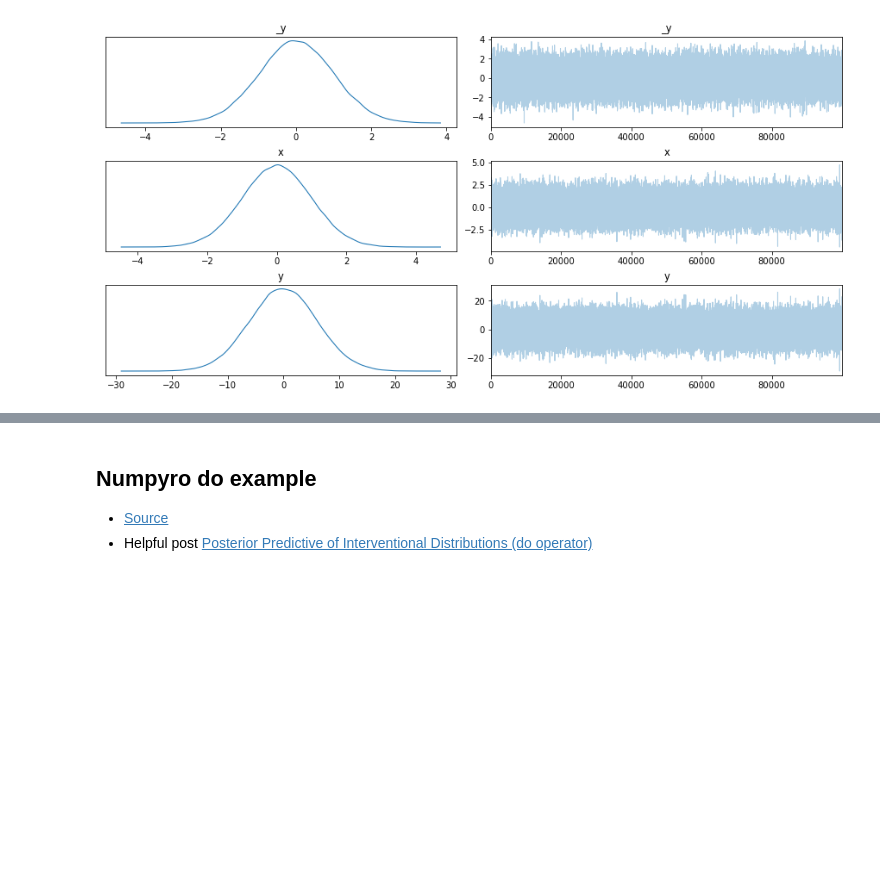
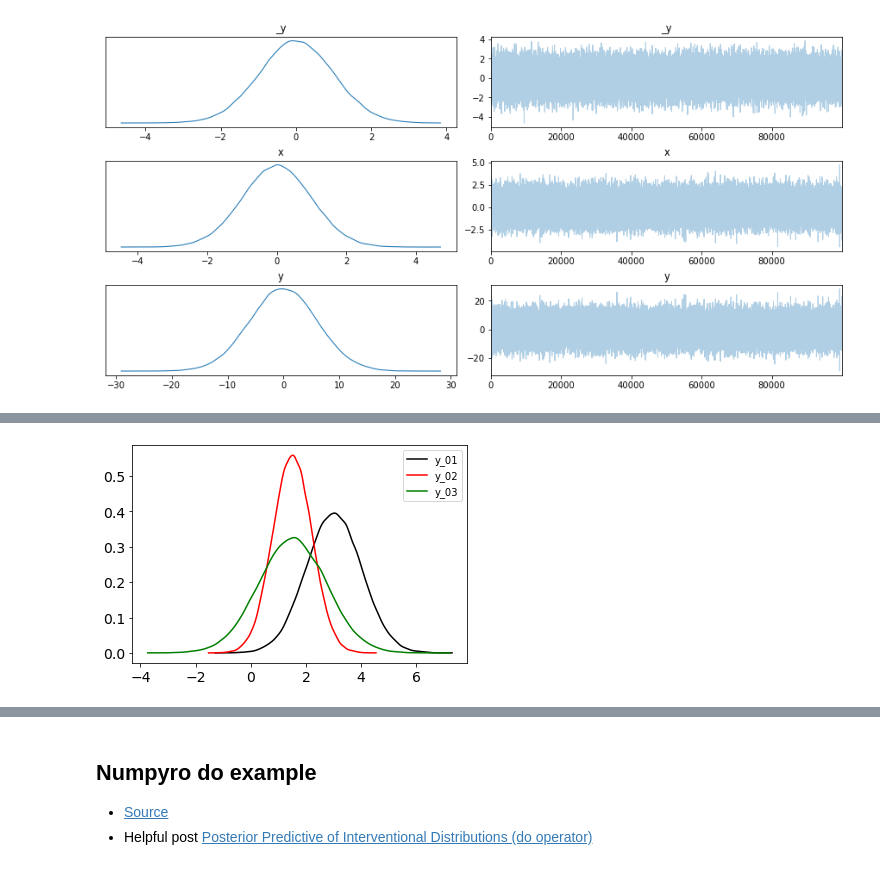
Before and after one commit to bdatko/numpyro_play, a Jupyter notebook: notebooks/Causal_Inference_Toy_Example.ipynb, the cells around one changed output, grey strips where cells are left out. Cells and saved outputs as stored; diff of their text form; code cells hidden in the pictures; blank space fills up the shorter version.

```diff
--- a/notebooks/Causal_Inference_Toy_Example.ipynb
+++ b/notebooks/Causal_Inference_Toy_Example.ipynb
@@ -630,0 +779,6 @@ az.plot_trace(ds_d0);
+# %%
+fig, ax = plt.subplots()
+for k, c in zip(["y_01", "y_02", "y_03"], ["k", "r", "g"]):
+    az.plot_dist(data[k], ax=ax, label=k, color=c)
+# %% [output]
+[figure, added]
```
Also changed, not shown: parts of 13 cells of this notebook, 5 other files.
